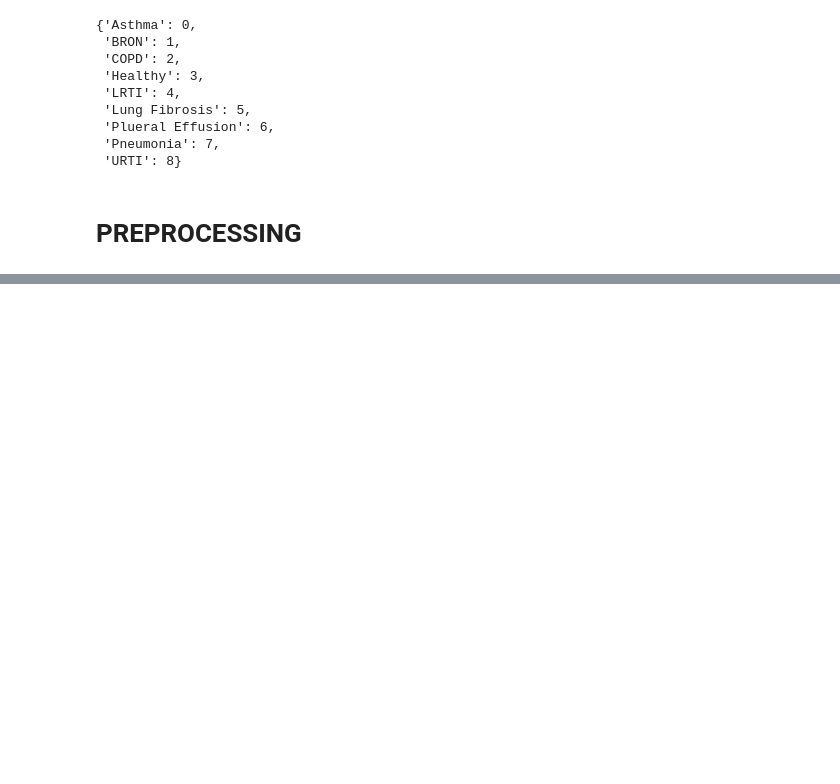
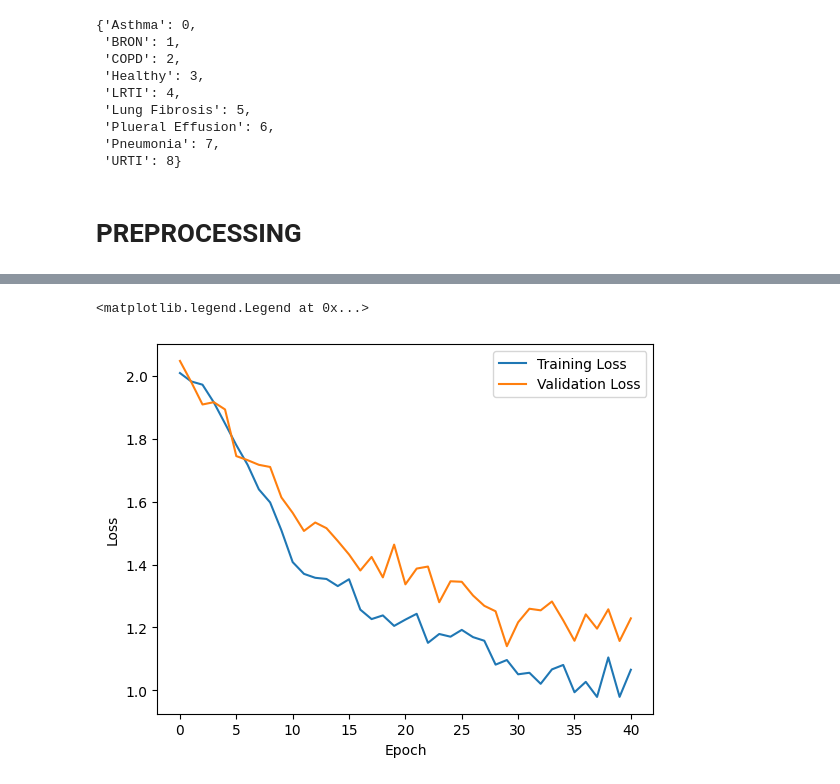
Before and after one commit to Kbeaty26/DS340-Project, a Jupyter notebook: projectCode.ipynb, the cells around one changed output, grey strips where cells are left out. Drawn from its saved outputs; the diff is of its cells as text; code cells hidden in the pictures; blank space fills up the shorter version.

Commit message:
pytorch basic model

```diff
--- a/projectCode.ipynb
+++ b/projectCode.ipynb
@@ -195,0 +287,11 @@ for f in diagnosis_list:
+# %%
+model = CNN1Model()
+criterion = nn.CrossEntropyLoss(weight=class_weights)
+optimizer = torch.optim.AdamW(model.parameters(), lr=0.001, weight_decay=1e-4)
+patience = 5
+epochs_without_improve = 0
+best_val_loss = float('inf')
+train_losses, val_losses = [], []
+train_f1, val_f1 = [], []
+train_precision, val_precision = [], []
+train_recall, val_recall = [], []
@@ -195,0 +411,9 @@ for f in diagnosis_list:
+# %%
+plt.plot(train_losses, label='Training Loss')
+plt.plot(val_losses, label='Validation Loss')
+plt.xlabel('Epoch')
+plt.ylabel('Loss')
+plt.legend()
+# %% [output]
+<matplotlib.legend.Legend at 0x...>
+[figure, added]
```
Also changed, not shown: parts of 15 cells of this notebook, 1 other file.
